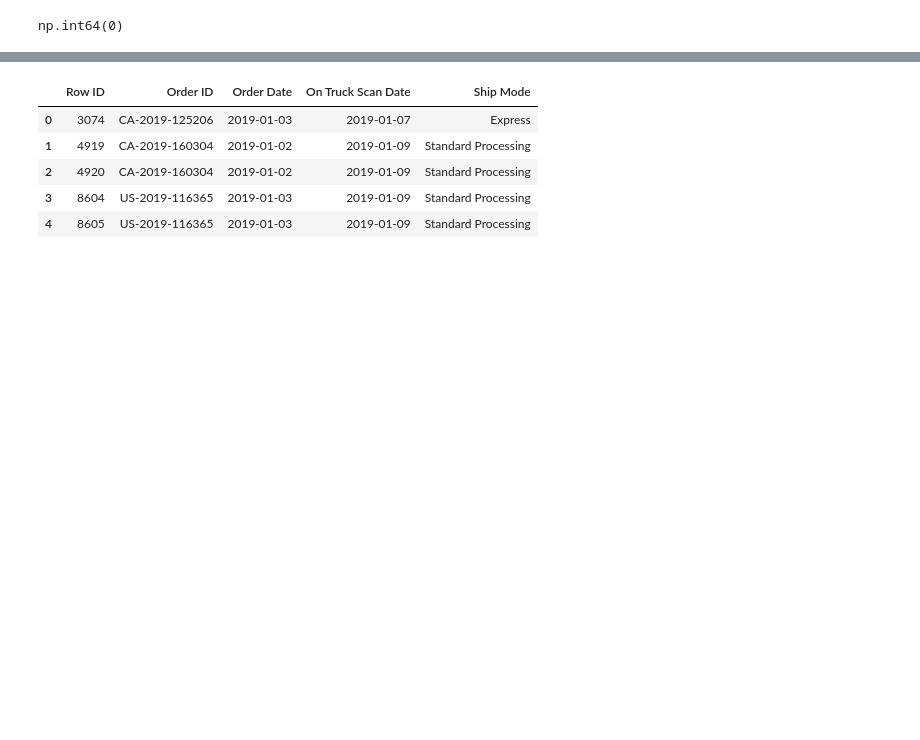
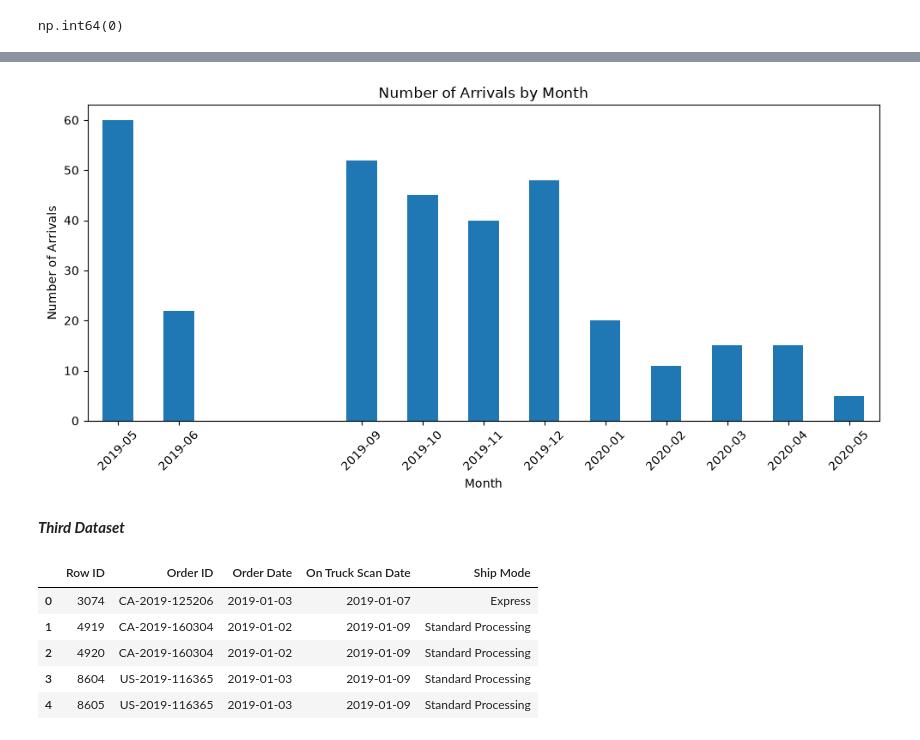
Before and after one commit to fru-s/Muesli_Project, a Jupyter notebook: muesli_project.ipynb, the cells around one changed output, grey strips where cells are left out. Drawn from its saved outputs; the diff is of its cells as text; code cells hidden in the pictures; blank space fills up the shorter version.

```diff
--- a/muesli_project.ipynb
+++ b/muesli_project.ipynb
@@ -66,3 +389,7 @@ memory usage: 7.9 KB
+# %%
+#cleaning the column names
+
+campaign_raw.columns = (campaign_raw.columns.str.strip().str.lower().str.replace(' ', '_').str.replace('/', '_').str.replace('-', '_'))
 # %%
 campaign_raw.isnull().sum() #no missing values
 # %% [output]
@@ -77,3 +419,22 @@ np.int64(0)
+# %%
+# Count the number of arrivals for each month
+monthly_arrivals = (campaign_raw.groupby(campaign_raw['arrival_scan_date'].dt.to_period('M')) .size())
+
+# Create a bar chart to visualize monthly arrivals
+monthly_arrivals.plot(kind='bar',figsize=(10, 5))
+
+plt.title('Number of Arrivals by Month')
+plt.xlabel('Month')
+plt.ylabel('Number of Arrivals')
+plt.xticks(rotation=45)
+plt.tight_layout()
+plt.show()
+
+#there is a pause from july to september 2019
+# %% [output]
+[figure, added]
+# %% [markdown]
+***Third Dataset***
 # %%
 order_process_raw = pd.read_excel('data/Muesli Project raw data.xlsx', sheet_name='Order Process Data')
 order_process_raw.head()
```
Also changed, not shown: parts of 126 cells of this notebook.
